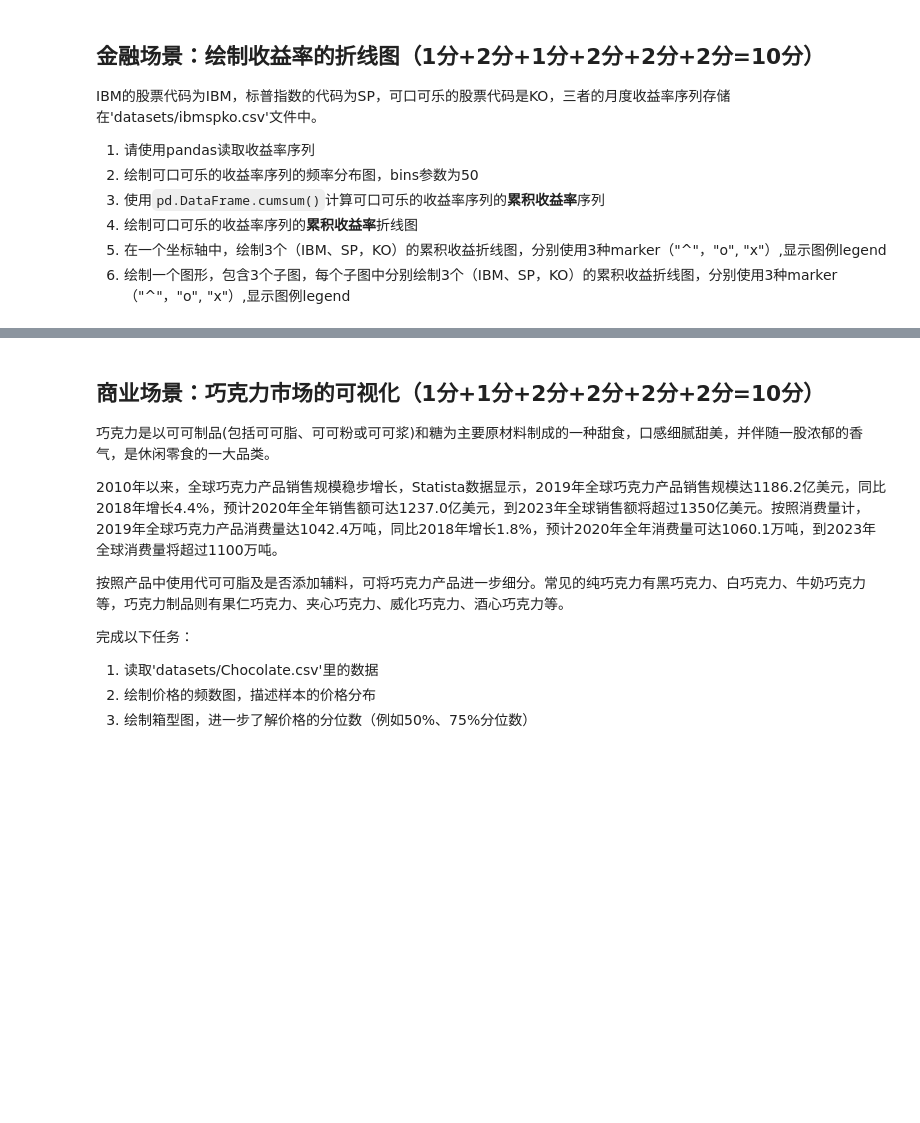
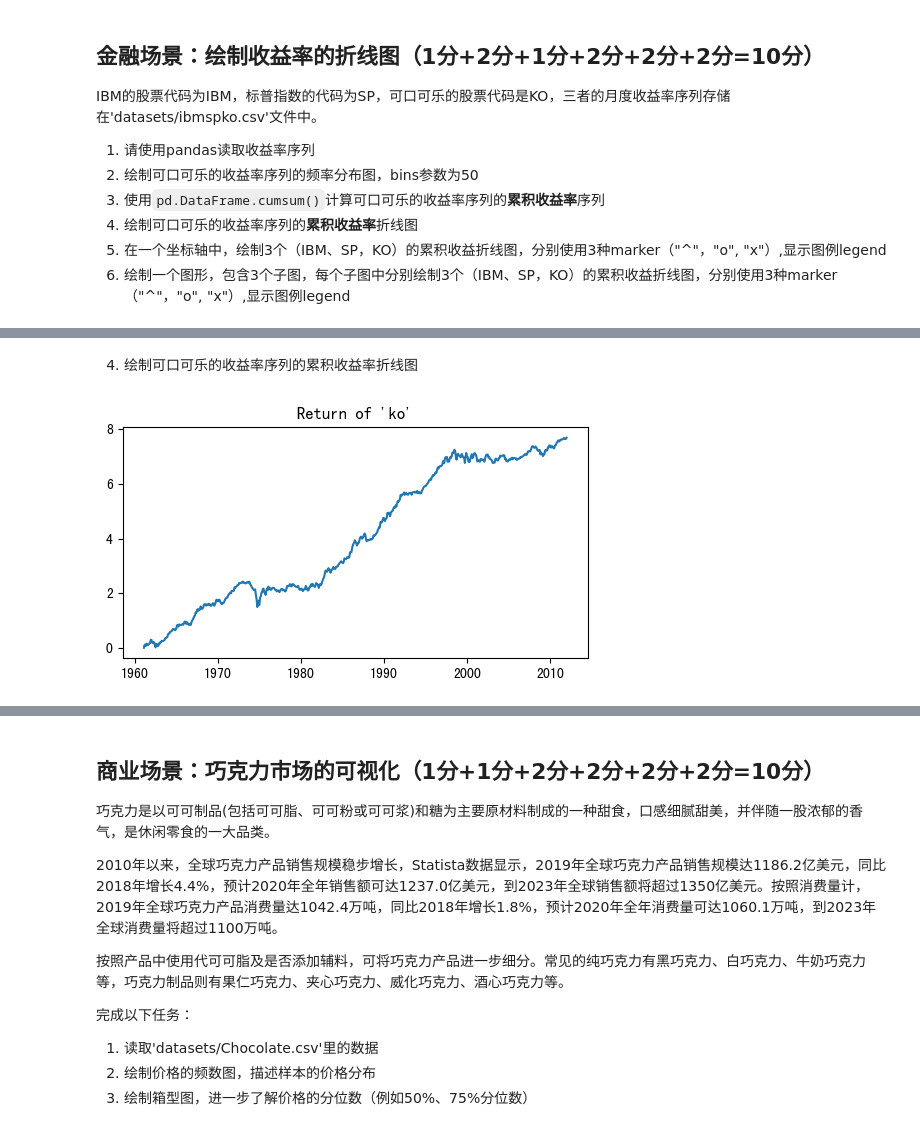
Before and after one commit to xianghancao/Big-Data-in-Finance, a Jupyter notebook: 作业答案/作业答案-第5章 matplotlib.ipynb, the cells around one changed output, grey strips where cells are left out. Saved outputs shown, nothing was run; the diff lists cells and outputs as text; code cells hidden in the pictures; blank space fills up the shorter version.

```diff
--- a/作业答案/作业答案-第5章 matplotlib.ipynb
+++ b/作业答案/作业答案-第5章 matplotlib.ipynb
@@ -11,0 +54,12 @@ IBM的股票代码为IBM，标普指数的代码为SP，可口可乐的股票代
+# %% [markdown]
+4. 绘制可口可乐的收益率序列的累积收益率折线图
+# %%
+import matplotlib.pyplot as plt
+fig, ax=plt.subplots(figsize=(6,3))
+y=df['ko'].cumsum()
+x=pd.to_datetime(df.index)
+ax.plot(x, df['ko'].cumsum())
+ax.set_title("Return of 'ko'")
+plt.show()
+# %% [output]
+[figure, added]
```
Also changed, not shown: parts of 26 cells of this notebook, 1 other file.
